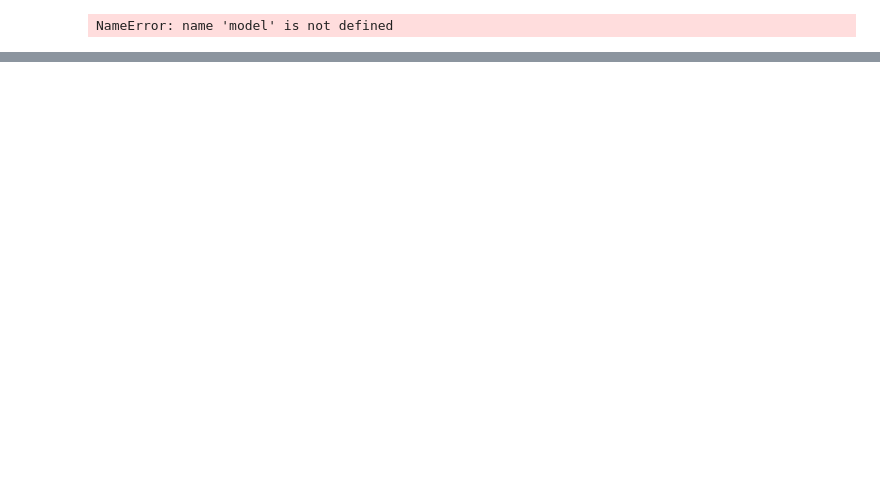
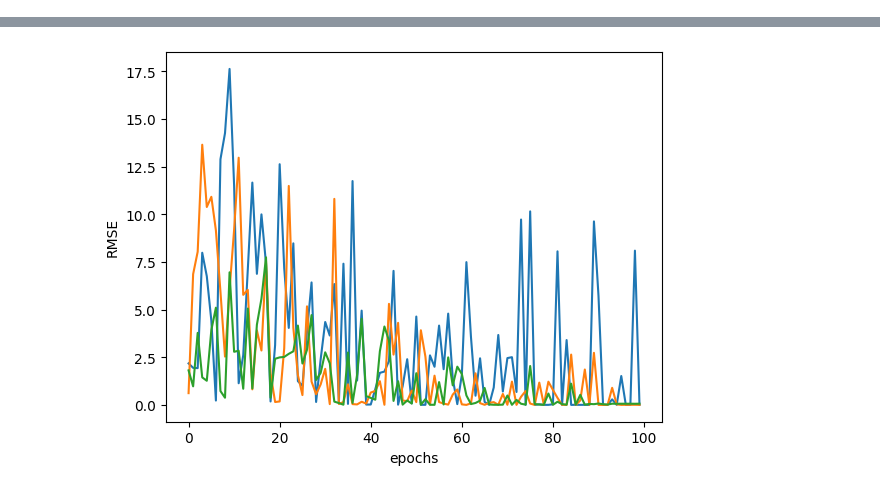
Before and after one commit to OncleBobby/kaggle-competitions, a Jupyter notebook: notebooks/fraud_keras.ipynb, the cells around one changed output, grey strips where cells are left out. Drawn from its saved outputs; the diff is of its cells as text; code cells hidden in the pictures; blank space fills up the shorter version.

Commit message:
Add keras estimators

```diff
--- a/notebooks/fraud_keras.ipynb
+++ b/notebooks/fraud_keras.ipynb
@@ -70,18 +80,37 @@ def build_model(activation_name='relu', batch_size = 10, epochs = 100):
 def predict(estimator, x):
     y_predict = pd.DataFrame(x['ID'].copy(), columns=['ID'])
     prediction = estimator.predict(x)
-    print(f'prediction={prediction[:10]}')
-    y_predict['fraud_flag'] = estimator.predict(x)
+    # print(f'{type(prediction)},prediction={prediction[:10]}')
+    prediction = estimator.predict(x)
+    y_predict['fraud_flag'] = [p[1] for p in prediction]
+    # print(f'prediction={prediction[:10]}')
     y_predict = y_predict.reset_index(drop=True)
-    return y_predict.astype('int32', copy=False)
-# model = build_model('elu', 10, 10)
-y_predict = predict(model, x_test)
-print(f'y_predict={y_predict.head()}')
-
-
-    # y_predict = pd.DataFrame(x['ID'].copy(), columns=['ID'])
-    # y_predict['reod'] = [decode(y) for y in estimator.predict(x)]
-    # y_predict = y_predict.reset_index(drop=True)
-    # return y_predict.astype('int32', copy=False)
+    return y_predict
+def evaluate(model):
+    y_predict = predict(model, x_test)
+    current_score = score(y_test[['ID', 'fraud_flag']], y_predict)
+    print(f'current_score={current_score}')
+    return y_predict, current_score
+def calibrate_model(activations, batch_size = 10, epochs = 100):
+    best_score = 0
+    best_model = None
+    best_activation = None
+    for activation in activations:
+        start_time = datetime.datetime.now()
+        model = build_model(activation, batch_size, epochs)
+        y_predict = predict(model, x_test)
+        current_score = score(y_test[['ID', 'fraud_flag']], y_predict)
+        end_time = datetime.datetime.now()
+        duration = (end_time - start_time)
+        print(f'{current_score} for {activation} in {duration}')
+        if current_score > best_score:
+            best_score = current_score
+            best_activation = activation
+            best_model = model
+    print(f'The winner is {best_activation} with a score of {best_score} !')
+    return best_model, best_activation, best_score
-# %% [output]
-NameError: name 'model' is not defined
+# %%
+activations = ['relu', 'sigmoid', 'softmax', 'softplus', 'softsign', 'tanh', 'selu', 'elu']
+activations = ['relu', 'softplus', 'selu']
+best_model, best_activation, best_score = calibrate_model(activations, 100, 100)
+# %% [output]
@@ -87,0 +127 @@ NameError: name 'model' is not defined
+[figure, added]
```
Also changed, not shown: parts of 4 cells of this notebook, 6 other files.
